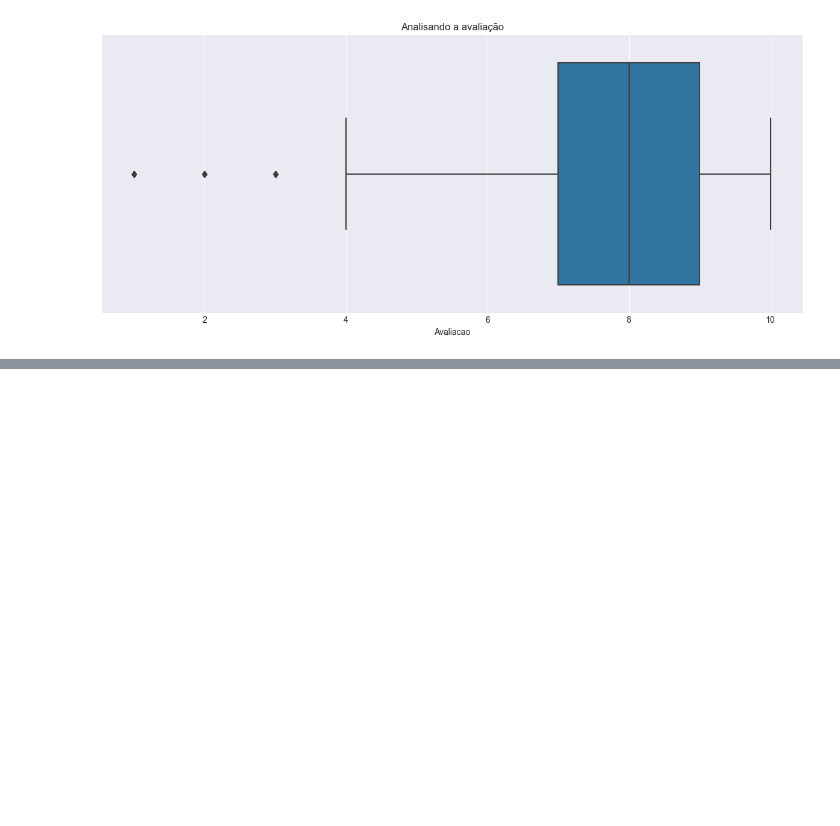
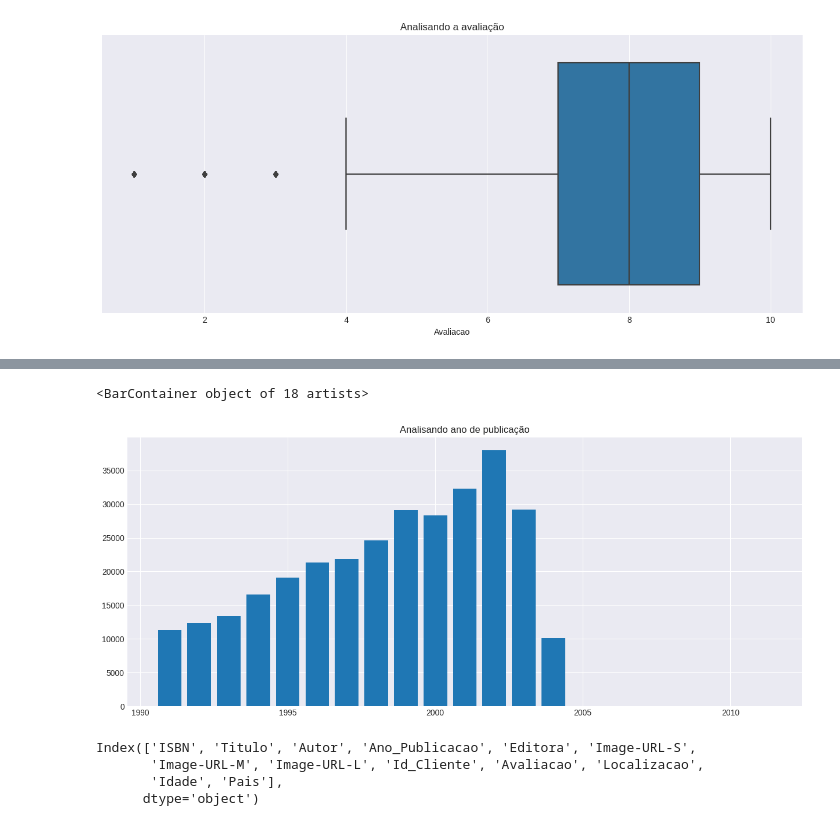
Before and after one commit to williansjaime/sistemaderecomendacaolivro, a Jupyter notebook: codigoRecomendacao.ipynb, the cells around one changed output, grey strips where cells are left out. Saved outputs shown, nothing was run; the diff lists cells and outputs as text; code cells hidden in the pictures; blank space fills up the shorter version.

```diff
--- a/codigoRecomendacao.ipynb
+++ b/codigoRecomendacao.ipynb
@@ -344,0 +468,6 @@ sns.boxplot( data=Tab_Cruzada, x='Avaliacao');
+# %%
+# Publicação
+Anlaise_Ano = Tab_Cruzada['Ano_Publicacao'].value_counts().sort_index().reset_index()
+
+# Verificando
+Anlaise_Ano.describe()
@@ -344,0 +484,19 @@ sns.boxplot( data=Tab_Cruzada, x='Avaliacao');
+# %%
+# Plot
+
+# Filtrando o ano
+Filtro = Anlaise_Ano.loc[ (Anlaise_Ano['Ano_Publicacao'] > 1990) & ( Anlaise_Ano['Ano_Publicacao'] < 2020 ) ]
+
+# Plot
+plt.title('Analisando ano de publicação')
+plt.bar( Filtro['Ano_Publicacao'], Filtro['count'] )
+# %% [output]
+<BarContainer object of 18 artists>
+[figure, added]
+# %%
+Tab_Cruzada.columns
+# %% [output]
+Index(['ISBN', 'Titulo', 'Autor', 'Ano_Publicacao', 'Editora', 'Image-URL-S',
+       'Image-URL-M', 'Image-URL-L', 'Id_Cliente', 'Avaliacao', 'Localizacao',
+       'Idade', 'Pais'],
+      dtype='object')
```
Also changed, not shown: parts of 16 cells of this notebook, 1 other file.
